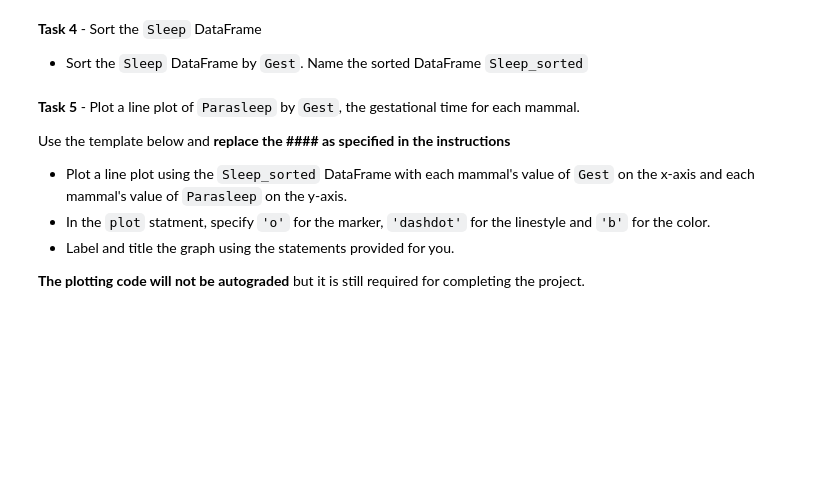
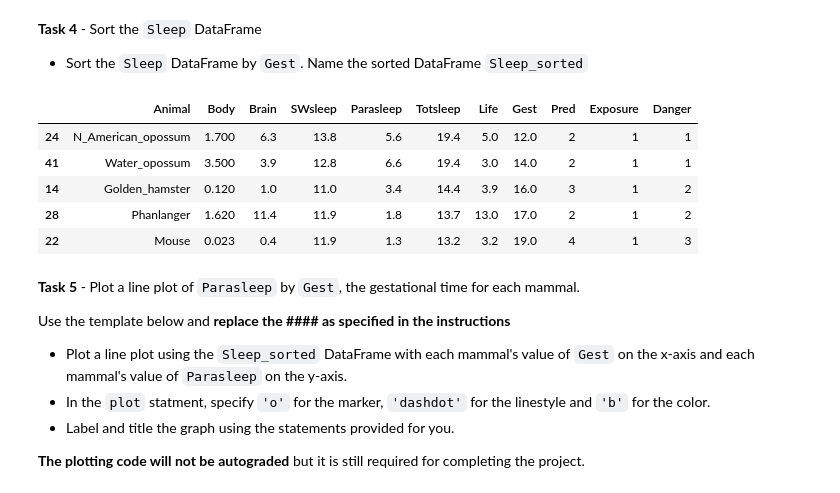
Before and after one commit to sikoh/DS-Data-Wrangling-and-Storytelling, a Jupyter notebook: Make-Explanatory-Visualizations/DS_MakeExplanatoryVisualizations_Homework.ipynb, the cells around one changed output. Saved outputs shown, nothing was run; the diff lists cells and outputs as text; code cells hidden in the pictures; blank space fills up the shorter version.

```diff
--- a/Make-Explanatory-Visualizations/DS_MakeExplanatoryVisualizations_Homework.ipynb
+++ b/Make-Explanatory-Visualizations/DS_MakeExplanatoryVisualizations_Homework.ipynb
@@ -131,13 +162,20 @@ assert isinstance(Danger_5, pd.DataFrame), 'Have you created a DataFrame named D
 # %%
 # Task 4
 
 # Sort Sleep by Gest
 
 # YOUR CODE HERE
-raise NotImplementedError()
-
+#raise NotImplementedError()
+Sleep_sorted = Sleep.sort_values(by='Gest')
 # View the results
 Sleep_sorted.head()
+# %% [output]
+|  | Animal | Body | Brain | SWsleep | Parasleep | Totsleep | Life | Gest | Pred | Exposure | Danger |
+| 24 | N_American_opossum | 1.700 | 6.3 | 13.8 | 5.6 | 19.4 | 5.0 | 12.0 | 2 | 1 | 1 |
+| 41 | Water_opossum | 3.500 | 3.9 | 12.8 | 6.6 | 19.4 | 3.0 | 14.0 | 2 | 1 | 1 |
+| 14 | Golden_hamster | 0.120 | 1.0 | 11.0 | 3.4 | 14.4 | 3.9 | 16.0 | 3 | 1 | 2 |
+| 28 | Phanlanger | 1.620 | 11.4 | 11.9 | 1.8 | 13.7 | 13.0 | 17.0 | 2 | 1 | 2 |
+| 22 | Mouse | 0.023 | 0.4 | 11.9 | 1.3 | 13.2 | 3.2 | 19.0 | 4 | 1 | 3 |
 # %%
 # Task 4 - Test
 
```
Also changed, not shown: parts of 3 cells of this notebook.
